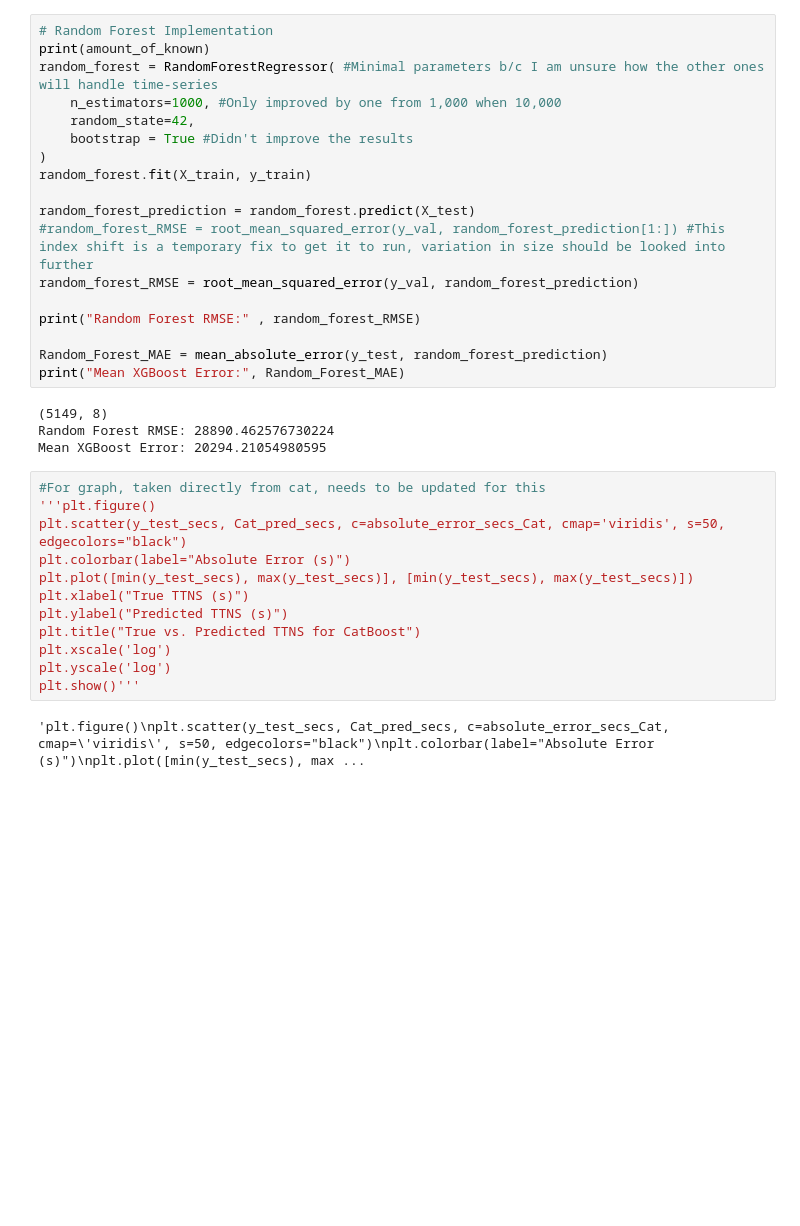
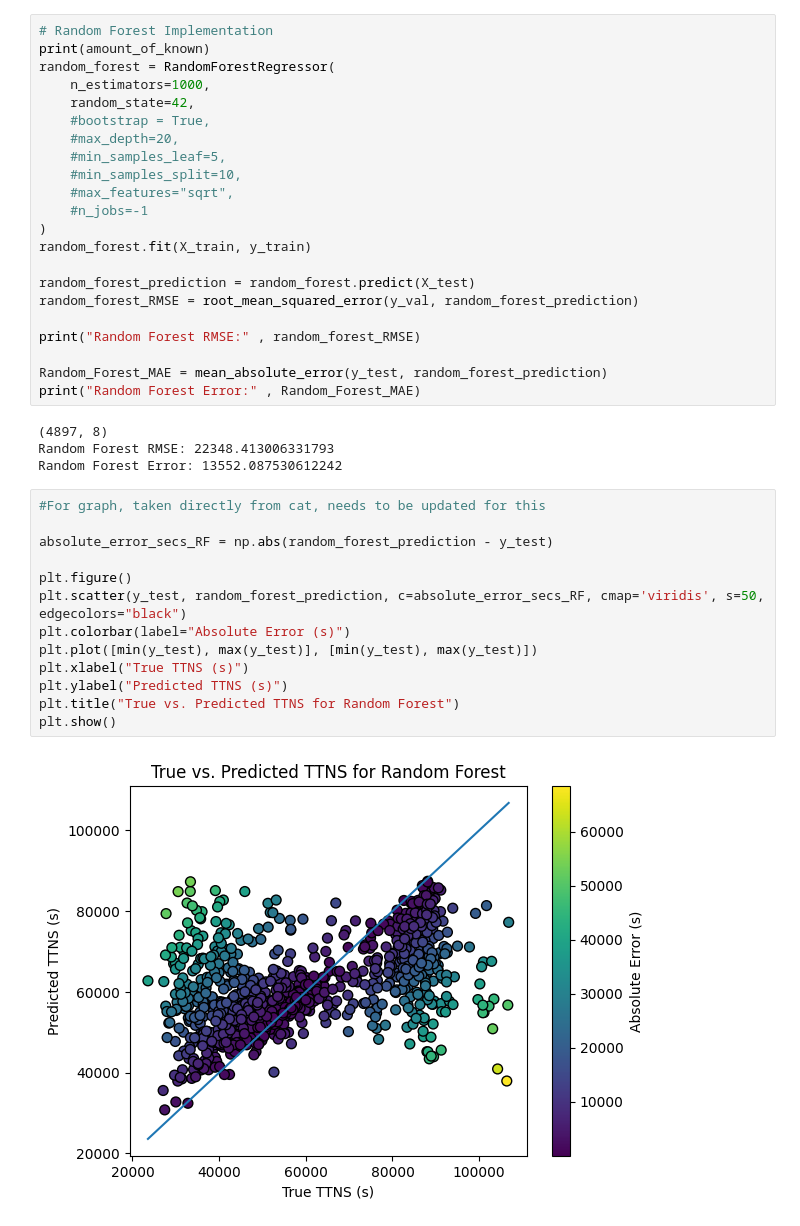
Before and after one commit to Icequake-QRC-Mines/Icequake-QRC-, a Jupyter notebook: Classical/Random-Forest.ipynb, the cells around one changed output. Saved outputs shown, nothing was run; the diff lists cells and outputs as text; blank space fills up the shorter version.

Commit message:
Random forest completed and tuned

```diff
--- a/Classical/Random-Forest.ipynb
+++ b/Classical/Random-Forest.ipynb
@@ -15,36 +94,41 @@ X_train, X_val, X_test, y_train, y_val, y_test, feature_cols, amount_of_known =
 # %%
 # Random Forest Implementation
 print(amount_of_known)
-random_forest = RandomForestRegressor( #Minimal parameters b/c I am unsure how the other ones will handle time-series
-    n_estimators=1000, #Only improved by one from 1,000 when 10,000
+random_forest = RandomForestRegressor(
+    n_estimators=1000,
     random_state=42,
-    bootstrap = True #Didn't improve the results
+    #bootstrap = True,
+    #max_depth=20,
+    #min_samples_leaf=5,
+    #min_samples_split=10,
+    #max_features="sqrt",
+    #n_jobs=-1
 )
 random_forest.fit(X_train, y_train)
 
 random_forest_prediction = random_forest.predict(X_test)
-#random_forest_RMSE = root_mean_squared_error(y_val, random_forest_prediction[1:]) #This index shift is a temporary fix to get it to run, variation in size should be looked into further
 random_forest_RMSE = root_mean_squared_error(y_val, random_forest_prediction)
 
 print("Random Forest RMSE:" , random_forest_RMSE)
 
 Random_Forest_MAE = mean_absolute_error(y_test, random_forest_prediction)
-print("Mean XGBoost Error:", Random_Forest_MAE)
+print("Random Forest Error:" , Random_Forest_MAE)
 # %% [output]
-(5149, 8)
-Random Forest RMSE: 28890.462576730224
-Mean XGBoost Error: 20294.21054980595
+(4897, 8)
+Random Forest RMSE: 22348.413006331793
+Random Forest Error: 13552.087530612242
 # %%
 #For graph, taken directly from cat, needs to be updated for this
-'''plt.figure()
-plt.scatter(y_test_secs, Cat_pred_secs, c=absolute_error_secs_Cat, cmap='viridis', s=50, edgecolors="black")
+
+absolute_error_secs_RF = np.abs(random_forest_prediction - y_test)
+
+plt.figure()
+plt.scatter(y_test, random_forest_prediction, c=absolute_error_secs_RF, cmap='viridis', s=50, edgecolors="black")
 plt.colorbar(label="Absolute Error (s)")
-plt.plot([min(y_test_secs), max(y_test_secs)], [min(y_test_secs), max(y_test_secs)])
+plt.plot([min(y_test), max(y_test)], [min(y_test), max(y_test)])
 plt.xlabel("True TTNS (s)")
 plt.ylabel("Predicted TTNS (s)")
-plt.title("True vs. Predicted TTNS for CatBoost")
-plt.xscale('log')
-plt.yscale('log')
-plt.show()'''
+plt.title("True vs. Predicted TTNS for Random Forest")
+plt.show()
 # %% [output]
-'plt.figure()\nplt.scatter(y_test_secs, Cat_pred_secs, c=absolute_error_secs_Cat, cmap=\'viridis\', s=50, edgecolors="black")\nplt.colorbar(label="Absolute Error (s)")\nplt.plot([min(y_test_secs), max ...
+[figure, added]
```
Also changed, not shown: parts of 3 cells of this notebook.
